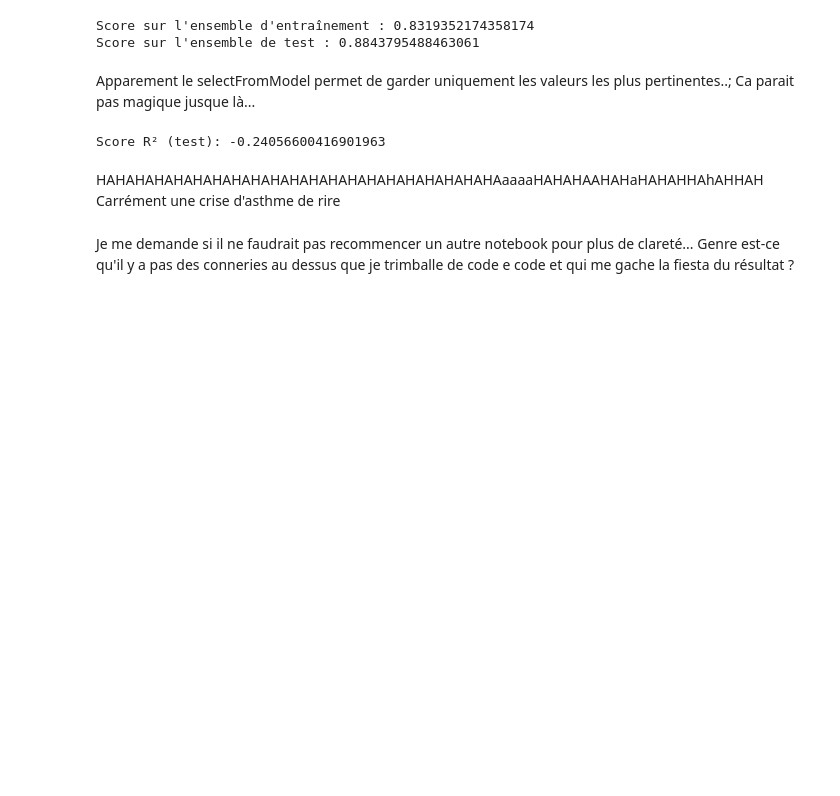
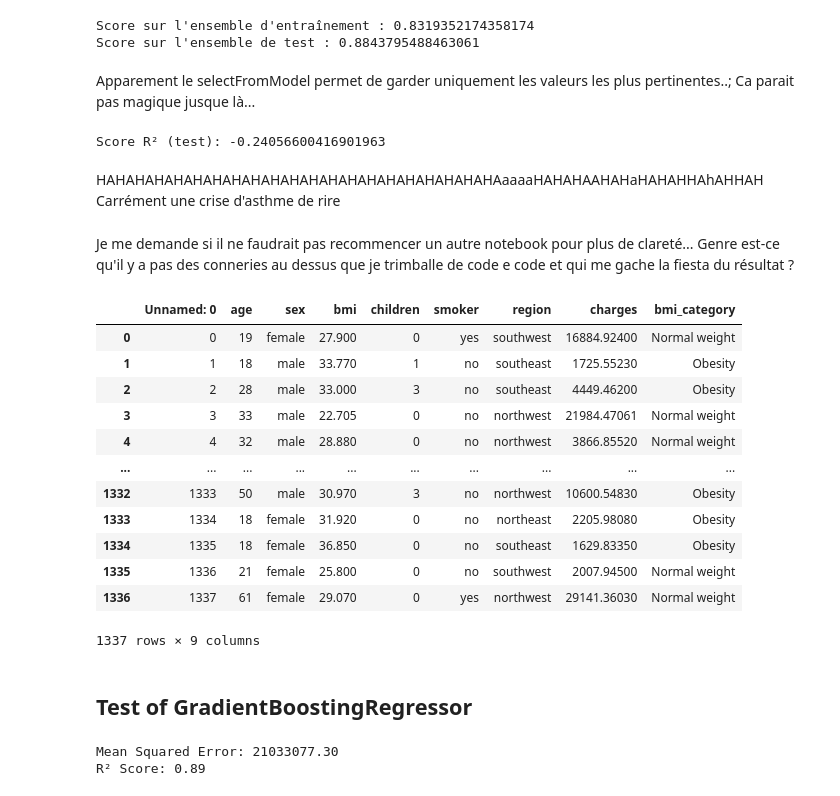
Before and after one commit to ludivineRB/prime_assurance_prediction, a Jupyter notebook: modeling.ipynb, the cells around one changed output. Drawn from its saved outputs; the diff is of its cells as text; code cells hidden in the pictures; blank space fills up the shorter version.

```diff
--- a/modeling.ipynb
+++ b/modeling.ipynb
@@ -1630,3 +1630,72 @@ Carrément une crise d'asthme de rire
 # %% [markdown]
 Je me demande si il ne faudrait pas recommencer un autre notebook pour plus de clareté...
 Genre est-ce qu'il y a pas des conneries au dessus que je trimballe de code e code et qui me gache la fiesta du résultat ?
+# %%
+bins = [0, 29.999, 100]  # Tranches de BMI
+labels = ['Normal weight', 'Obesity']
+
+#Add a new column in DF for bmi bins
+df["bmi_category"] = pd.cut(df['bmi'], bins=bins, labels=labels, right=False)
+df
+# %% [output]
+|  | Unnamed: 0 | age | sex | bmi | children | smoker | region | charges | bmi_category |
+| 0 | 0 | 19 | female | 27.900 | 0 | yes | southwest | 16884.92400 | Normal weight |
+| 1 | 1 | 18 | male | 33.770 | 1 | no | southeast | 1725.55230 | Obesity |
+| 2 | 2 | 28 | male | 33.000 | 3 | no | southeast | 4449.46200 | Obesity |
+| 3 | 3 | 33 | male | 22.705 | 0 | no | northwest | 21984.47061 | Normal weight |
+| 4 | 4 | 32 | male | 28.880 | 0 | no | northwest | 3866.85520 | Normal weight |
+| ... | ... | ... | ... | ... | ... | ... | ... | ... | ... |
+| 1332 | 1333 | 50 | male | 30.970 | 3 | no | northwest | 10600.54830 | Obesity |
+| 1333 | 1334 | 18 | female | 31.920 | 0 | no | northeast | 2205.98080 | Obesity |
+| 1334 | 1335 | 18 | female | 36.850 | 0 | no | southeast | 1629.83350 | Obesity |
+| 1335 | 1336 | 21 | female | 25.800 | 0 | no | southwest | 2007.94500 | Normal weight |
+| 1336 | 1337 | 61 | female | 29.070 | 0 | yes | northwest | 29141.36030 | Normal weight |
+1337 rows × 9 columns
+# %% [markdown]
+## Test of GradientBoostingRegressor
+# %%
+from sklearn.ensemble import GradientBoostingRegressor
+
+X = df.drop(columns=["charges"])
+y = df["charges"]
+
+X_train, X_test, y_train, y_test = train_test_split(X, y, test_size=0.2, random_state=42)
+
+
+preprocessor = ColumnTransformer(
+    transformers=[
+        ("ordinal", OrdinalEncoder(), ["smoker", "bmi_category"]),
+        ("onehot", OneHotEncoder(sparse_output=False), ["sex", "region"]),
+        ("scaler", StandardScaler(), ["children"]),
+        ("r_scaler", RobustScaler(), ["age"])
+    ],
+remainder="drop"
+)
+polynomial = PolynomialFeatures(degree=2, interaction_only=False)
+
+# Remplacer Lasso par GradientBoostingRegressor
+pipe = make_pipeline(
+    preprocessor,
+    polynomial,
+    StandardScaler(),
+    GradientBoostingRegressor(random_state=42)
+)
+
+
+# Ajuster le modèle sur les données d'entraînement
+pipe.fit(X_train, y_train)
+
+# Faire des prédictions sur les données de test
+y_pred = pipe.predict(X_test)
+
+# Évaluer les performances (par exemple, avec la métrique R² ou MSE)
+from sklearn.metrics import mean_squared_error, r2_score
+
+mse = mean_squared_error(y_test, y_pred)
+r2 = r2_score(y_test, y_pred)
+
+print(f"Mean Squared Error: {mse:.2f}")
+print(f"R² Score: {r2:.2f}")
+# %% [output]
+Mean Squared Error: 21033077.30
+R² Score: 0.89
```
Also changed, not shown: parts of 6 cells of this notebook, 6 other files.
